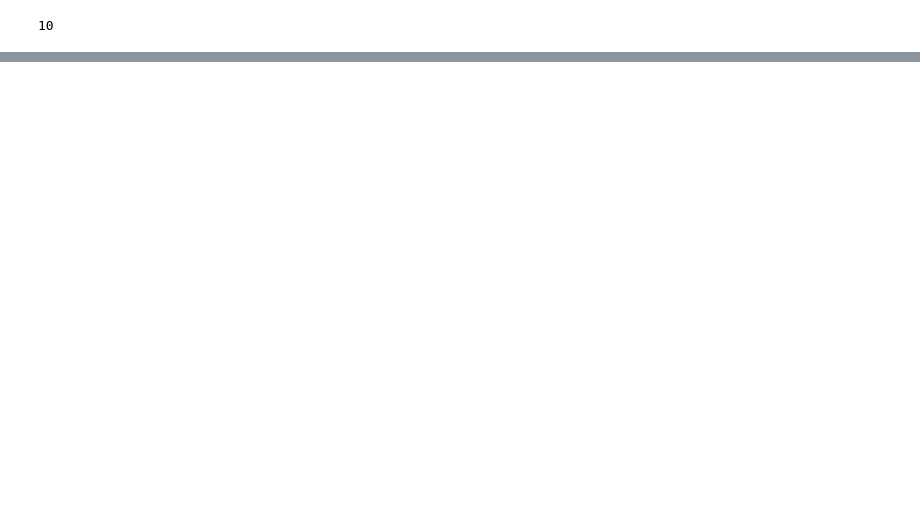
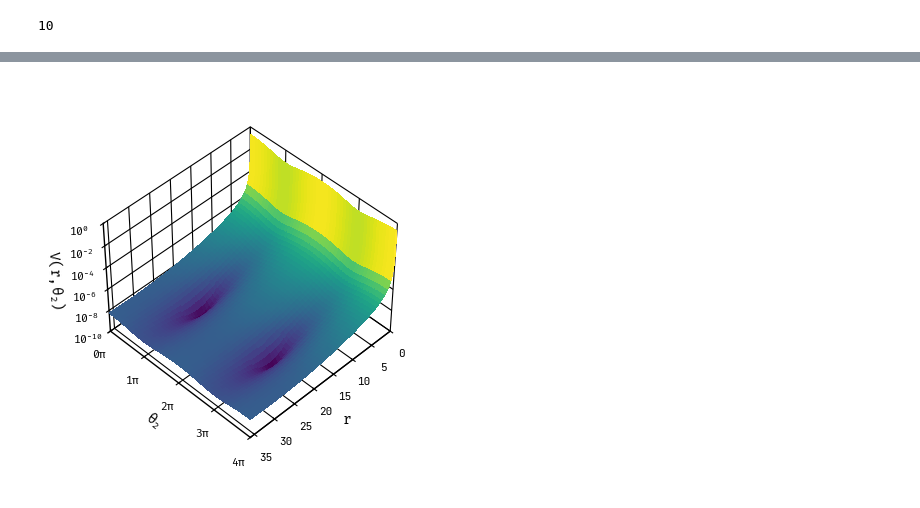
Before and after one commit to smups/inflatox, a Jupyter notebook: notebooks/5Dfatbranes.ipynb, the cells around one changed output, grey strips where cells are left out. Saved outputs shown, nothing was run; the diff lists cells and outputs as text; code cells hidden in the pictures; blank space fills up the shorter version.

```diff
--- a/notebooks/5Dfatbranes.ipynb
+++ b/notebooks/5Dfatbranes.ipynb
@@ -240,0 +255,45 @@ fig.show()
+# %%
+fig, ax = plt.subplots(subplot_kw={"projection": "3d"}, figsize=MAIN_FIG(1))
+rs = np.linspace(r_start, r_stop, N_r)
+θs = np.linspace(θ_start, θ_stop, N_θ)
+
+ax.plot_surface(
+  *np.meshgrid(rs, θs),
+  np.log10(np.transpose(pot_calc)),
+  linewidth=0,
+  antialiased=False,
+  cmap='viridis'
+)
+
+ax.set_xlabel(f'${sympy.latex(fields[0])}$')
+ax.set_ylabel(f'${sympy.latex(fields[1])}$')
+ax.set_zlabel(f'$V({sympy.latex(fields[0])},{sympy.latex(fields[1])})$')
+
+ax.set_yticks(
+  [np.pi * x for x in range(0, 5)],
+  labels=[f'${x}\pi$' for x in range(0, 5)]
+)
+ax.set_zticks(
+  [-2*x for x in range(0, 6)],
+  [f'$10^{{{-2*x}}}$' for x in range(0, 6)]
+)
+ax.set_zlim(-10, 0)
+ax.set_xlim(0, 36)
+ax.set_ylim(0, 4*np.pi)
+
+wit, zwart = (1.0, 1.0, 1.0, 0.0), (0.0, 0.0, 0.0, 1.0)
+ax.xaxis.set_pane_color(wit)
+ax.yaxis.set_pane_color(wit)
+ax.zaxis.set_pane_color(wit)
+
+ax.xaxis._axinfo["grid"]['color'] = zwart
+ax.yaxis._axinfo["grid"]['color'] = zwart
+ax.zaxis._axinfo["grid"]['color'] = zwart
+
+ax.view_init(45, 45)
+ax.dist=12
+
+fig.savefig('../out/d5fatpot3d.svg', transparent=True)
+fig
+# %% [output]
+[figure, added]
```
Also changed, not shown: parts of 13 cells of this notebook, 12 other files.
